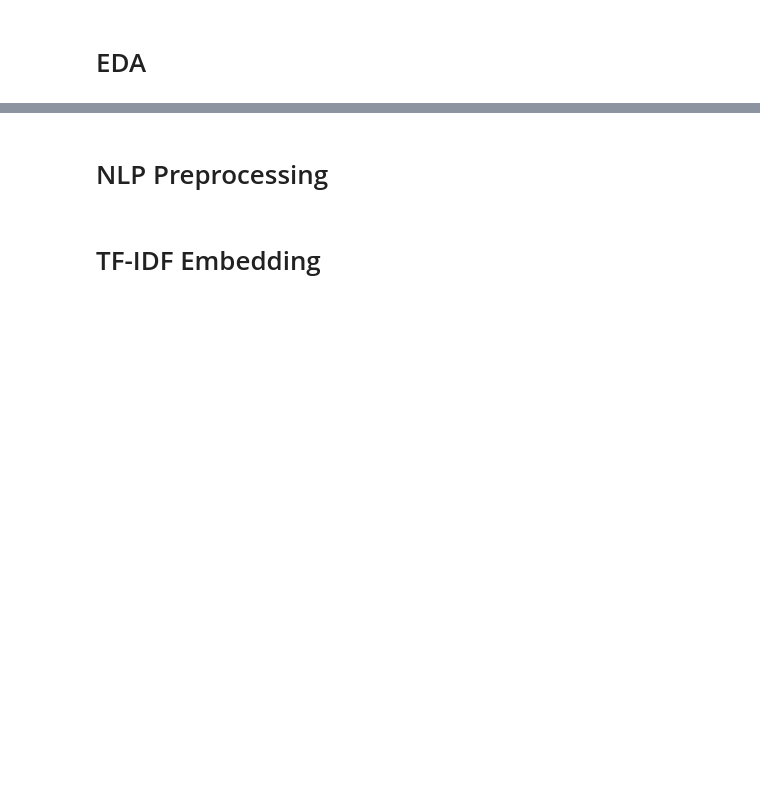
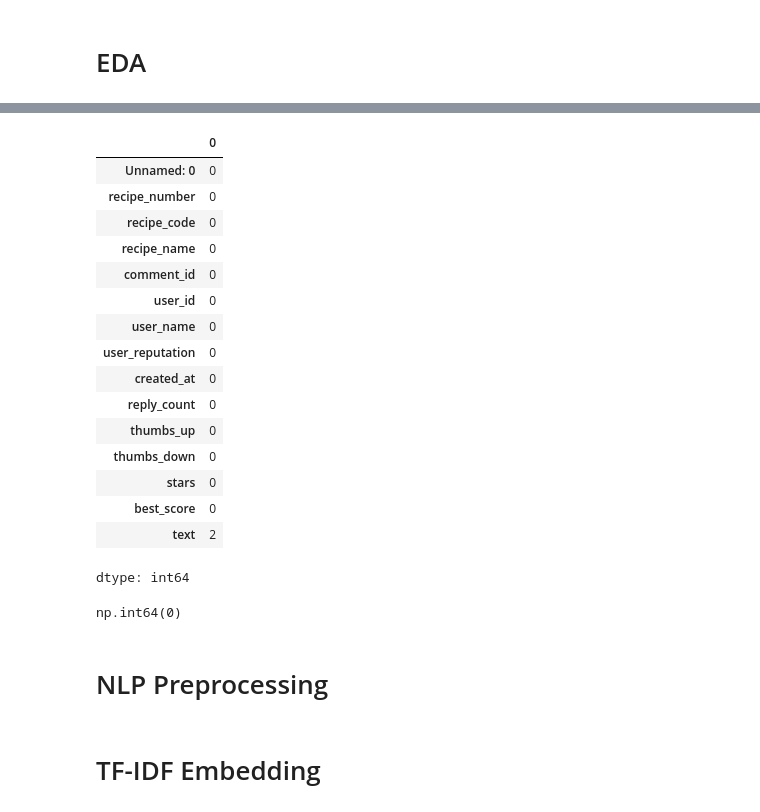
Before and after one commit to Rini43/NLP_Project_Receipe_Reviews_and_Feedback, a Jupyter notebook: NLP_Project.ipynb, the cells around one changed output, grey strips where cells are left out. Drawn from its saved outputs; the diff is of its cells as text; code cells hidden in the pictures; blank space fills up the shorter version.

```diff
--- a/NLP_Project.ipynb
+++ b/NLP_Project.ipynb
@@ -9,3 +71,29 @@
+# %%
+# Trying to findout if there is any missing value present
+
+df_review.isna().sum()
+# %% [output]
+|  | 0 |
+| Unnamed: 0 | 0 |
+| recipe_number | 0 |
+| recipe_code | 0 |
+| recipe_name | 0 |
+| comment_id | 0 |
+| user_id | 0 |
+| user_name | 0 |
+| user_reputation | 0 |
+| created_at | 0 |
+| reply_count | 0 |
+| thumbs_up | 0 |
+| thumbs_down | 0 |
+| stars | 0 |
+| best_score | 0 |
+| text | 2 |
+dtype: int64
+# %%
+df_review.duplicated().sum()
+# %% [output]
+np.int64(0)
 # %% [markdown]
 # NLP Preprocessing
 # %% [markdown]
```
Also changed, not shown: parts of 5 cells of this notebook.
